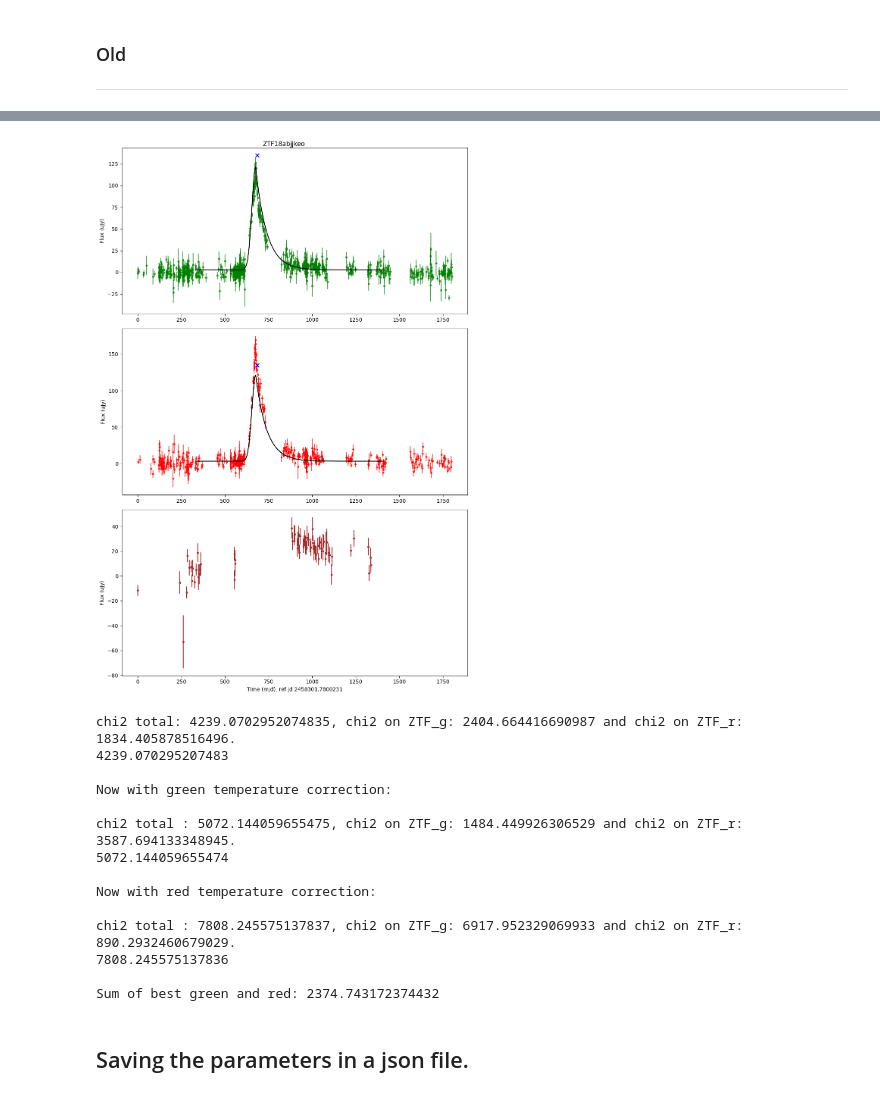
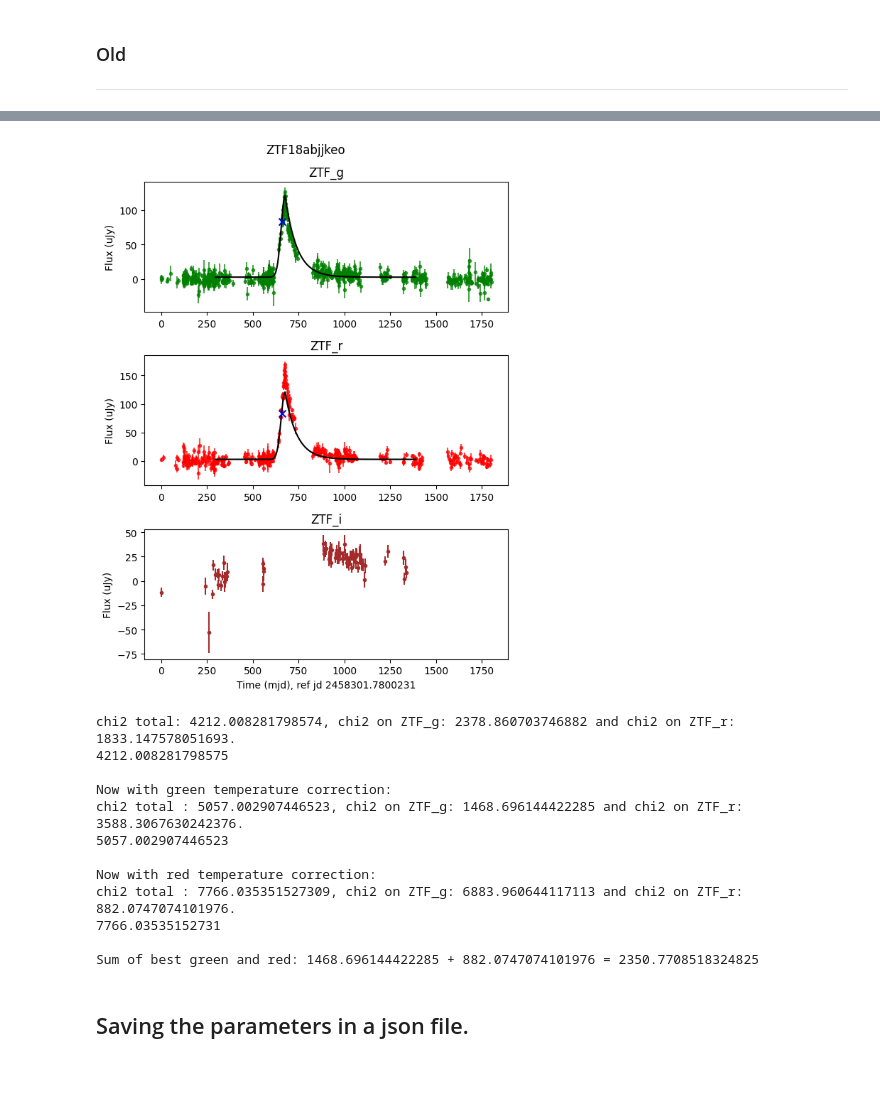
Before and after one commit to TimvdVuurst/FRP_TimvdVuurst, a Jupyter notebook: forced_photometry_2.ipynb, the cells around one changed output, grey strips where cells are left out. Saved outputs shown, nothing was run; the diff lists cells and outputs as text; code cells hidden in the pictures.

```diff
--- a/forced_photometry_2.ipynb
+++ b/forced_photometry_2.ipynb
@@ -95,16 +146,15 @@ testdata
 # %% [markdown]
 ### First, some more preprocessing
 # %%
-flux, err, time = testdata[['flux','flux_unc','time']].T.to_numpy(dtype=np.float64)
 
 #Source: http://svo2.cab.inta-csic.es/theory/fps/index.php?mode=browse&gname=Palomar&gname2=ZTF&asttype=
 g_center = c/ (4746.48 * 1e-10)
 r_center = c / (6366.38 * 1e-10)
 
-chi2_results, peak_ind = fp.chi2_peak_finder(flux,err,time,time_zeropoint,normalized=False)
-print(flux[peak_ind],time[peak_ind])
+chi2_results, peak_ind, peak_position_guess, peak_guess = fp.chi2_peak_finder(flux,err,time,time_zeropoint,normalized=False)
+print(f"Peak guess: {peak_guess} at time {peak_position_guess}.")
 
-time_mask = (time > (time[peak_ind] - 365)) & (time < (time[peak_ind]+365*2)) #this are the times we will be fitting on
+time_mask = (time > (peak_position_guess - 365)) & (time < (peak_position_guess+365*2)) #these are the times we will be fitting on
 
 #values for fitting
 flux_fit,err_fit,time_fit,filters_fit = flux[time_mask],err[time_mask],time[time_mask],testdata['filter'][time_mask].to_numpy()
@@ -117,6 +167,6 @@ v1 = v1.astype(np.float64)
 v0 = np.average([g_center,r_center],weights=[np.sum(filters_fit=='ZTF_g'),np.sum(filters_fit=='ZTF_r')])
 
 #Initial guesses and boundings for fitting in order: Fp, peak_pos, sigma, tau_dec, F0, T
-guesses = [np.log10(np.max(flux_fit)),time[peak_ind],1,2.5,1,4]
-boundings = ([1,time[peak_ind]-100,0,0,0,3],[np.log10(np.max(flux_fit*2)),time[peak_ind]+100,4,4,np.median(flux_fit),5])
+guesses = [np.log10(np.max(flux_fit)),peak_position_guess,1,2.5,1,4]
+boundings = ([1,peak_position_guess-100,0,0,0,3],[np.log10(np.max(flux_fit*2)),peak_position_guess+100,4,4,np.median(flux_fit),5])
 # %% [output]
@@ -178,11 +224,9 @@ print(v0/g_center,v0/r_center)
 # %%
-
 def BB(nu,T):
     #Blackbody spectrum for a certain frequency given in Hz, not an array of values
-    factor = 2*h*nu**3/(c**2)
+    factor = 2*h*np.power(nu,3)/(c**2)
     exponent = (h*nu)/(k*T)
     return factor /(np.exp(exponent)-1)
-
 
 def BB_ratio(T):
     return BB(v1,T)/BB(v0,T)
@@ -193,6 +237,7 @@ def BB_ratio_green(T):
 def BB_ratio_red(T):
     return BB(r_center,T)/BB(v0,T)
 
+#With BB temperature correction, used for fitting to ZTF_g and ZTF_r data
 def gauss_exp_fit(t,*p):
     Fp = 10**p[0]
     peak_position = p[1]
@@ -208,6 +253,7 @@ def gauss_exp_fit(t,*p):
     function = np.piecewise(t,[trel <= 0,trel>0],[gaussian, exp_decay])
     return function * BB_ratio(T)
 
+#without the BB correction, used for plotting.
 def gauss_exp(t,*p):
     Fp = 10**p[0]
     peak_position = p[1]
@@ -226,7 +272,6 @@ def gauss_exp(t,*p):
     return function
 
 
-
 popt,pcov,info_dict,_,_ = curve_fit(gauss_exp_fit,time_fit,flux_fit,p0=guesses,bounds=boundings,sigma=err_fit,
                                     full_output=True)
 
@@ -234,6 +279,8 @@ names = ["log10(Fp)","peak_position","log10(sigma_rise)","log10(tau_dec)","F0","
 display = [f"{names[i]} = {opt}" for i,opt in enumerate(popt)]
 print("Popt:",display,'\nErrors',np.diagonal(pcov),'\nRelative error: ',np.diagonal(pcov)/popt)
 
+# time_fit -= popt[1]
+# time -= popt[1]
 
 moretimes = np.linspace(min(time_fit),max(time_fit),2000)
 fit = gauss_exp(moretimes,*popt) #fit it to a function that doesn't have the BB ratio
@@ -246,7 +293,7 @@ plt.figure(figsize=(8,6))
 plt.errorbar(time[greenmask],flux[greenmask],err[greenmask],fmt='.',c='green',label='ZTF_g data',zorder=-1,alpha=0.7)
 plt.errorbar(time[~greenmask],flux[~greenmask],err[~greenmask],fmt='.',c='red',label='ZTF_r data',zorder=-1,alpha=0.7)
 # plt.scatter(time,flux,s=5,c='black',label='Data')
-plt.scatter(time[peak_ind],flux[peak_ind],s=50,marker='x',c='blue',zorder=10,label=r'Least $\chi^2$')
+plt.scatter(peak_position_guess,peak_guess,s=50,marker='x',c='blue',zorder=10,label=r'Least $\chi^2$')
 # plt.scatter(popt[1],10**popt[0],s=50,marker='x',c='pink',zorder=10,label=r'Fitted peak',alpha=0.9)
 
 plt.plot(moretimes,fit,label='Piecewise fit',zorder=9,c='black')
@@ -270,42 +317,45 @@ Relative error:  [6.17552996e-06 4.20107328e-04 1.89699708e-04 7.47696188e-05
 # %%
-fig,(ax1,ax2,ax3) = plt.subplots(nrows=3,sharex=True,figsize=(10,15))
+fig,(ax1,ax2,ax3) = plt.subplots(nrows=3,sharex=True,figsize=(6,8))
 #dit werkt nog niet omdat we niet een goeie unclean data hebben opgeslagen
 # greenmask_full = unclean_data_full['filter'] == 'ZTF_g'
 # unclean_flux,unclean_err = fp.flux_jy()
 # ax1.errorbar(unclean_data_full['jd'][greenmask_full],unclean_data_full['forcediffimflux'][greenmask_full],testdata_full['flux_unc'][greenmask_full],fmt='.',c='gray',label='unclean',zorder=-1,alpha=0.2)
 ax1.xaxis.set_tick_params(which='both', labelbottom=True)
 ax2.xaxis.set_tick_params(which='both', labelbottom=True)
 
 ax1.errorbar(time[greenmask],flux[greenmask],err[greenmask],fmt='.',c='green',label='ZTF_g data',zorder=-1,alpha=0.7)
 ax2.errorbar(time[~greenmask],flux[~greenmask],err[~greenmask],fmt='.',c='red',label='ZTF_r data',zorder=-1,alpha=0.7)
 # plt.scatter(time,flux,s=5,c='black',label='Data')
-ax1.scatter(time[peak_ind],flux[peak_ind],s=50,marker='x',c='blue',zorder=10,label=r'Least $\chi^2$')
-ax2.scatter(time[peak_ind],flux[peak_ind],s=50,marker='x',c='blue',zorder=10,label=r'Least $\chi^2$')
+ax1.scatter(peak_position_guess,peak_guess,s=50,marker='x',c='blue',zorder=10,label=r'Least $\chi^2$')
+ax2.scatter(peak_position_guess,peak_guess,s=50,marker='x',c='blue',zorder=10,label=r'Least $\chi^2$')
 # ax1.scatter(popt[1],10**popt[0],s=50,marker='x',c='pink',zorder=10,label=r'Fitted peak',alpha=0.9)
 # ax2.scatter(popt[1],10**popt[0],s=50,marker='x',c='pink',zorder=10,label=r'Fitted peak',alpha=0.9)
 
 ax1.plot(moretimes,fit,label='Piecewise fit',zorder=9,c='black')
 ax2.plot(moretimes,fit,label='Piecewise fit',zorder=9,c='black')
 
 #This is color corrected with a BB ratio of only green and only red. As seen in the cells below this improves the chi2 greatly on a per filter
 #basis but greatly worsens it on the combined data.
 # ax1.plot(moretimes,fit*BB_ratio_green(10**(popt[-1])),label='Piecewise fit',zorder=9,c='black')
 # ax2.plot(moretimes,fit*BB_ratio_red(10**(popt[-1])),label='Piecewise fit',zorder=9,c='black')
 
 ax3.errorbar(testdata_full['time'][~no_i_mask],testdata_full['flux'][~no_i_mask],testdata_full['flux_unc'][~no_i_mask],fmt='.',c='brown')
 
 # plt.vlines(popt[1],0,150,label='Found peak',colors='red')
 plt.xlabel(f"Time (mjd), ref jd {time_zeropoint}")
 ax1.set_ylabel("Flux (uJy)")
 ax2.set_ylabel("Flux (uJy)")
 ax3.set_ylabel("Flux (uJy)")
+ax1.set_title("ZTF_g")
+ax2.set_title("ZTF_r")
+ax3.set_title("ZTF_i")
 plt.suptitle("ZTF18abjjkeo")
 # ax1.legend()
 # ax2.legend()
-plt.tight_layout()
+fig.tight_layout()
 plt.show()
 # %% [output]
-[figure, old version]
+[figure, new version]
 # %%
 fit_chi2 = gauss_exp(time,*popt)
 redmask = np.invert(greenmask)
@@ -320,7 +370,7 @@ fit_chi2_green = fit_chi2 * BB_ratio_green(10**(popt[-1]))
 chi2_green_2 = fp.chi2(flux[greenmask],err[greenmask],fit_chi2_green[greenmask])
 chi2_red_2 = fp.chi2(flux[redmask],err[redmask],fit_chi2_green[redmask])
 chi2_tot_2 = fp.chi2(flux,err,fit_chi2_green)
-print('\nNow with green temperature correction:','\n')
+print('\nNow with green temperature correction:')
 print(f"chi2 total : {chi2_tot_2}, chi2 on ZTF_g: {chi2_green_2} and chi2 on ZTF_r: {chi2_red_2}.")
 print(chi2_red_2+chi2_green_2)
 
@@ -329,27 +379,25 @@ fit_chi2_red = fit_chi2 * BB_ratio_red(10**(popt[-1]))
 chi2_green_3 = fp.chi2(flux[greenmask],err[greenmask],fit_chi2_red[greenmask])
 chi2_red_3 = fp.chi2(flux[redmask],err[redmask],fit_chi2_red[redmask])
 chi2_tot_3 = fp.chi2(flux,err,fit_chi2_red)
-print('\nNow with red temperature correction:','\n')
+print('\nNow with red temperature correction:')
 print(f"chi2 total : {chi2_tot_3}, chi2 on ZTF_g: {chi2_green_3} and chi2 on ZTF_r: {chi2_red_3}.")
 print(chi2_red_3+chi2_green_3)
 
 print()
-print(f"Sum of best green and red: {chi2_green_2+chi2_red_3}")
+print(f"Sum of best green and red: {chi2_green_2} + {chi2_red_3} = {chi2_green_2+chi2_red_3}")
 # %% [output]
-chi2 total: 4239.0702952074835, chi2 on ZTF_g: 2404.664416690987 and chi2 on ZTF_r: 1834.405878516496.
-4239.070295207483
+chi2 total: 4212.008281798574, chi2 on ZTF_g: 2378.860703746882 and chi2 on ZTF_r: 1833.147578051693.
+4212.008281798575
 
 Now with green temperature correction:
-
-chi2 total : 5072.144059655475, chi2 on ZTF_g: 1484.449926306529 and chi2 on ZTF_r: 3587.694133348945.
-5072.144059655474
+chi2 total : 5057.002907446523, chi2 on ZTF_g: 1468.696144422285 and chi2 on ZTF_r: 3588.3067630242376.
+5057.002907446523
 
 Now with red temperature correction:
+chi2 total : 7766.035351527309, chi2 on ZTF_g: 6883.960644117113 and chi2 on ZTF_r: 882.0747074101976.
+7766.03535152731
 
-chi2 total : 7808.245575137837, chi2 on ZTF_g: 6917.952329069933 and chi2 on ZTF_r: 890.2932460679029.
-7808.245575137836
-
-Sum of best green and red: 2374.743172374432
+Sum of best green and red: 1468.696144422285 + 882.0747074101976 = 2350.7708518324825
 # %% [markdown]
 ## Saving the parameters in a json file.
 # %%
```
Also changed, not shown: parts of 12 cells of this notebook, 11 other files.
